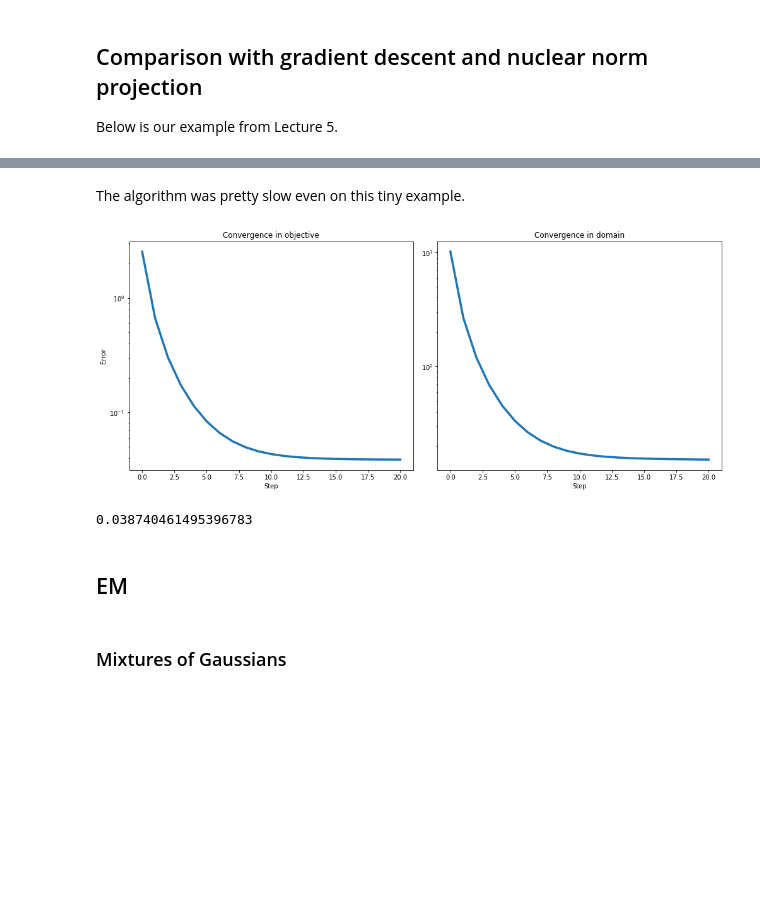
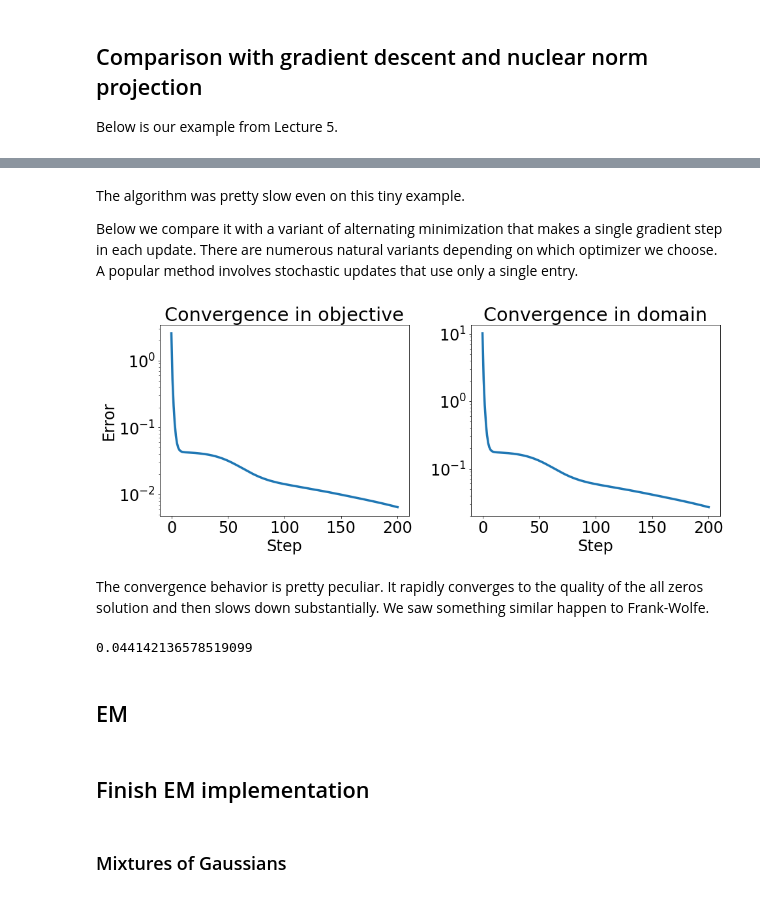
Before and after one commit to ee227c/ee227c.github.io, a Jupyter notebook: code/lecture19.ipynb, the cells around one changed output, grey strips where cells are left out. Drawn from its saved outputs; the diff is of its cells as text; code cells hidden in the pictures; blank space fills up the shorter version.

```diff
--- a/code/lecture19.ipynb
+++ b/code/lecture19.ipynb
@@ -247,5 +258,7 @@ example2()
-# %% [markdown]
-The algorithm was pretty slow even on this tiny example.
+# %% [markdown]
+The algorithm was pretty slow even on this tiny example.
+
+Below we compare it with a variant of alternating minimization that makes a single gradient step in each update. There are numerous natural variants depending on which optimizer we choose. A popular method involves stochastic updates that use only a single entry.
 # %%
 def mc_objective_factored(B, S, X, Y):
     """Matrix completion objective."""
@@ -259,25 +272,23 @@ def altmin_gd(rank, num_updates):
     Y = np.linalg.qr(np.random.normal(0, 1, (n, k)))[0]
     iterates = [(X, Y)]
     for i in range(num_updates):
-        # X update
-        objective = lambda X: mc_objective_factored(B, S, X, Y)
-        X = gradient_descent(np.copy(X), [0.1]*10, grad(objective))[-1]
-        # Y update
-        objective = lambda Y: mc_objective_factored(B, S, X, Y)
-        Y = gradient_descent(np.copy(Y), [0.1]*10, grad(objective))[-1]
+        X = X - grad(lambda X: mc_objective_factored(B, S, X, Y))(X)
+        Y = Y - grad(lambda Y: mc_objective_factored(B, S, X, Y))(Y)
         iterates.append((X, Y))
     return iterates
 # %%
-results = altmin_gd(10, 20)
-obj_values = [mc_objective_factored(B, O, X, Y) for (X, Y) in results]
+results = altmin_gd(10, 200)
+obj_values = [mc_objective_factored(B, S, X, Y) for (X, Y) in results]
 dom_values = [np.linalg.norm(A-X.dot(Y.T), 'fro')**2 for (X, Y) in results]
 convergence_plot(obj_values, dom_values)
 # %% [output]
-[figure, old version]
+[figure, new version]
+# %% [markdown]
+The convergence behavior is pretty peculiar. It rapidly converges to the quality of the all zeros solution and then slows down substantially. We saw something similar happen to Frank-Wolfe.
 # %%
-mc_objective(B, O, 0)
+mc_objective(B, S, 0)
 # %% [output]
-0.038740461495396783
+0.044142136578519099
 # %% [markdown]
 <a name="em"></a>
 
@@ -297,6 +308,8 @@ def em(likelihood, init_param, init_latent, data, num_updates, latent_projection
         latent = gradient_descent(np.copy(latent), [0.5]*50, grad(objective), latent_projection)[-1]
         iterates.append((param, latent))
     return iterates
+# %% [markdown]
+## Finish EM implementation
 # %% [markdown]
 ### Mixtures of Gaussians
 # %%
```
Also changed, not shown: parts of 16 cells of this notebook.
